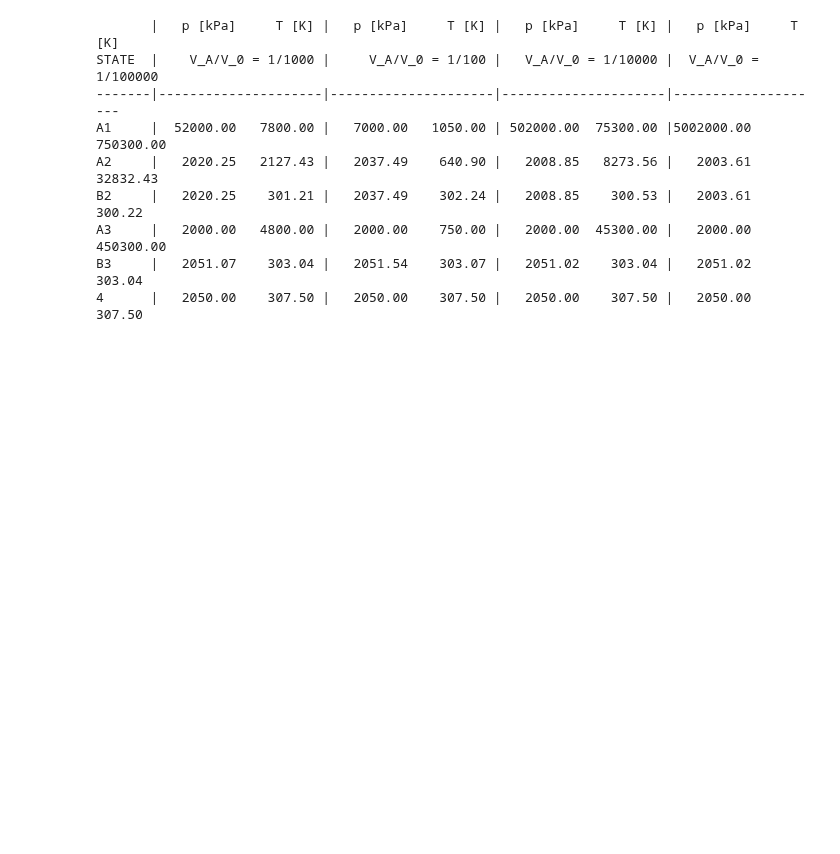
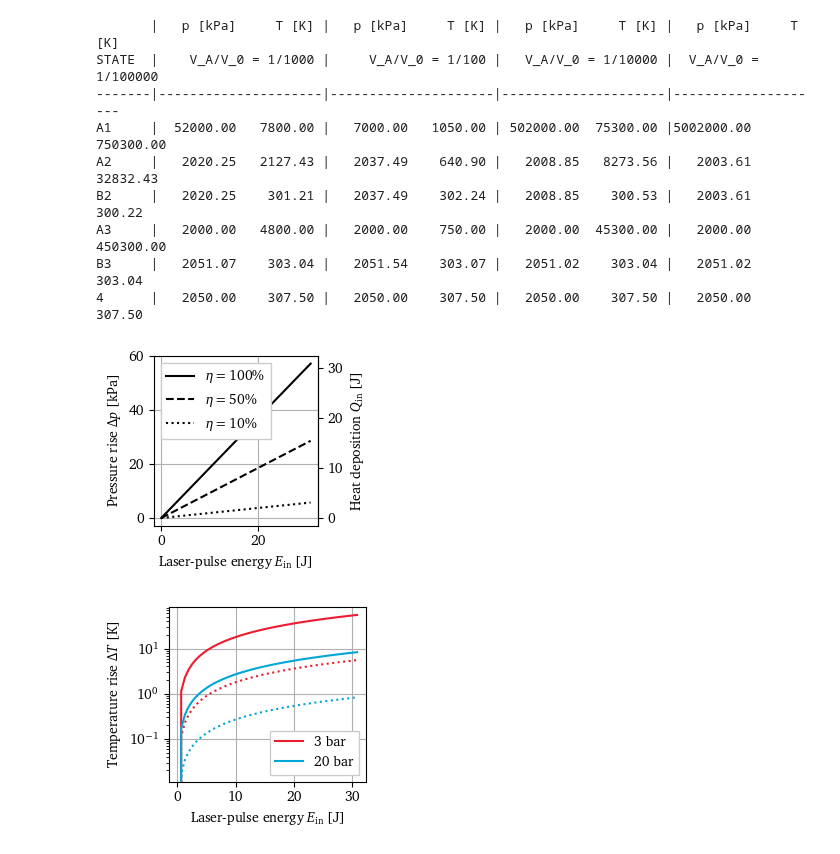
Before and after one commit to eeduplay/MScThesis, a Jupyter notebook: code/heatAdditionModel.ipynb, the cells around one changed output. Drawn from its saved outputs; the diff is of its cells as text; code cells hidden in the pictures; blank space fills up the shorter version.

```diff
--- a/code/heatAdditionModel.ipynb
+++ b/code/heatAdditionModel.ipynb
@@ -233,3 +235,39 @@ B2     |   2020.25    301.21 |   2037.49    302.24 |   2008.85    300.53 |   200
 A3     |   2000.00   4800.00 |   2000.00    750.00 |   2000.00  45300.00 |   2000.00 450300.00
 B3     |   2051.07    303.04 |   2051.54    303.07 |   2051.02    303.04 |   2051.02    303.04
 4      |   2050.00    307.50 |   2050.00    307.50 |   2050.00    307.50 |   2050.00    307.50
+# %%
+# Modelling for Barry
+V = 315*np.pi*(38.1/2)**2*0.001**3  # m^3, Test section internal volume
+mass = lambda pinit: pinit*V/(Rg*290)
+Ein = np.linspace(0, 30.8)  # J, laser energy in
+deltap = lambda eta: Qtop(eta*Ein)
+ptoQ = lambda p: p*(V*heat_cap_v*1000)/Rg
+Qtop = lambda Q: Rg*Q/(V*heat_cap_v*1000)
+ptoT = lambda p, p0: ptoQ(p)/(mass(p0)*heat_cap_v)
+fig, ax = plt.subplots(figsize=(2.9,2.5))
+plt.plot(Ein, deltap(1), 'k', label=r'$\eta =$100%')
+plt.plot(Ein, deltap(0.5), 'k--', label=r'$\eta =$50%')
+plt.plot(Ein, deltap(0.1), 'k:', label=r'$\eta =$10%')
+ax02 = ax.secondary_yaxis('right', functions=(ptoQ, Qtop))
+ax02.set_ylabel(r'Heat deposition $Q_\mathrm{in}$ [J]')
+plt.xlabel(r'Laser-pulse energy $E_\mathrm{in}$ [J]')
+plt.ylabel(r'Pressure rise $\Delta p$ [kPa]')
+plt.grid()
+plt.legend()
+plt.tight_layout()
+# plt.savefig('../report/assets/4 models/heatdep_static.pdf')
+
+fig2, ax2 = plt.subplots(figsize=(2.9,2.5))
+plt.semilogy(Ein, ptoT(deltap(1), 3e5), 'C0', label=r'3 bar')
+plt.semilogy(Ein, ptoT(deltap(0.1), 3e5), 'C0:')
+plt.semilogy(Ein, ptoT(deltap(1), 20e5), 'C1', label=r'20 bar')
+plt.semilogy(Ein, ptoT(deltap(0.1), 20e5), 'C1:')
+plt.xlabel(r'Laser-pulse energy $E_\mathrm{in}$ [J]')
+plt.ylabel(r'Temperature rise $\Delta T$ [K]')
+plt.grid()
+plt.legend()
+plt.tight_layout()
+# plt.savefig('../report/assets/4 models/heatdep_T_static.pdf')
+# %% [output]
+[figure, added]
+[figure, added]
```
Also changed, not shown: parts of 2 cells of this notebook, 28 other files.
